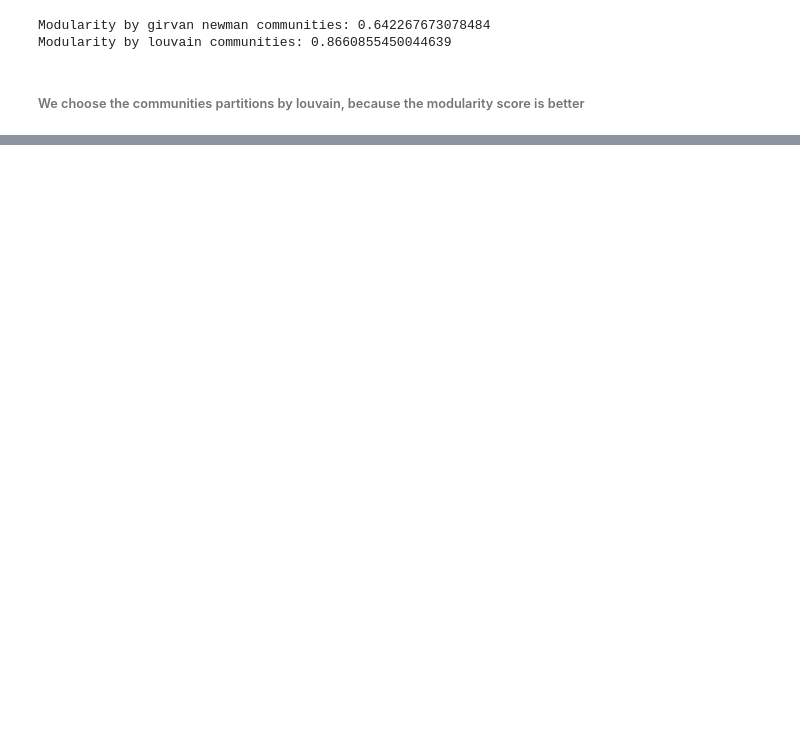
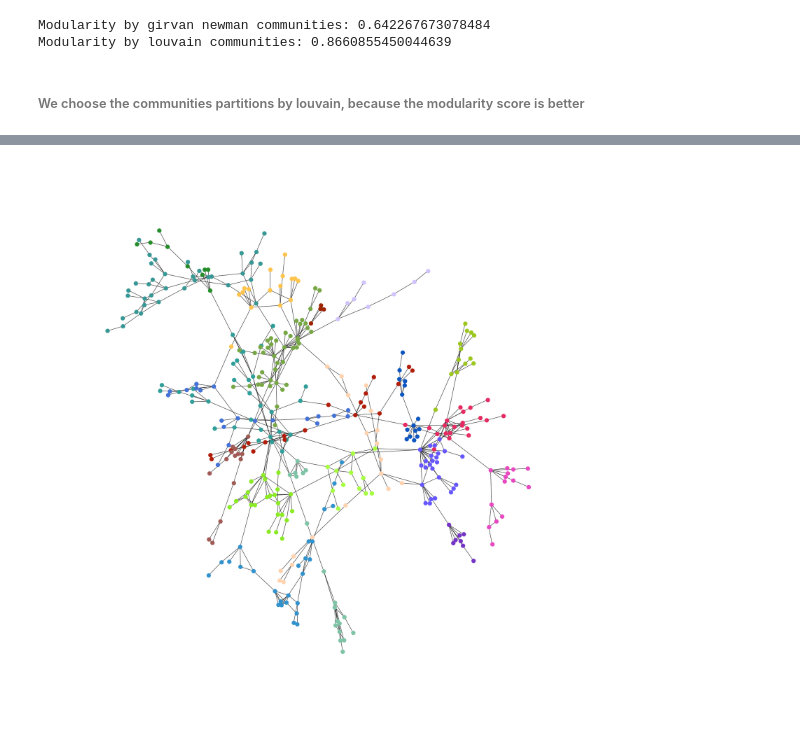
Before and after one commit to rupcgroup4/Network_algorithms_project, a Jupyter notebook: Project.ipynb, the cells around one changed output, grey strips where cells are left out. Drawn from its saved outputs; the diff is of its cells as text; code cells hidden in the pictures; blank space fills up the shorter version.

```diff
--- a/Project.ipynb
+++ b/Project.ipynb
@@ -254,0 +254,26 @@ nx.betweenness_centrality(g.subgraph(louvain_comm[0]), weight='num_of_carts')
+# %%
+#draw greatest connected component colored by communities in the network
+
+import random
+
+
+plt.figure(num=None, figsize=(5, 5), dpi=400)
+pos = nx.spring_layout(g.subgraph(Gcc[0])) # positions for all nodes - seed for reproducibility
+
+# nodes
+for com in louvain_comm:
+    r = lambda: random.randint(0,255)
+    color = '#%02X%02X%02X' % (r(),r(),r())
+    nx.draw_networkx_nodes(g.subgraph(Gcc[0]), pos, node_size=3, nodelist=com, node_color=color)
+
+# edges
+nx.draw_networkx_edges(g.subgraph(Gcc[0]), pos, width=0.2)
+
+
+ax = plt.gca()
+ax.margins(0.08)
+plt.axis("off")
+plt.tight_layout()
+plt.show()
+# %% [output]
+[figure, added]
```
Also changed, not shown: parts of 15 cells of this notebook, 3 other files.
